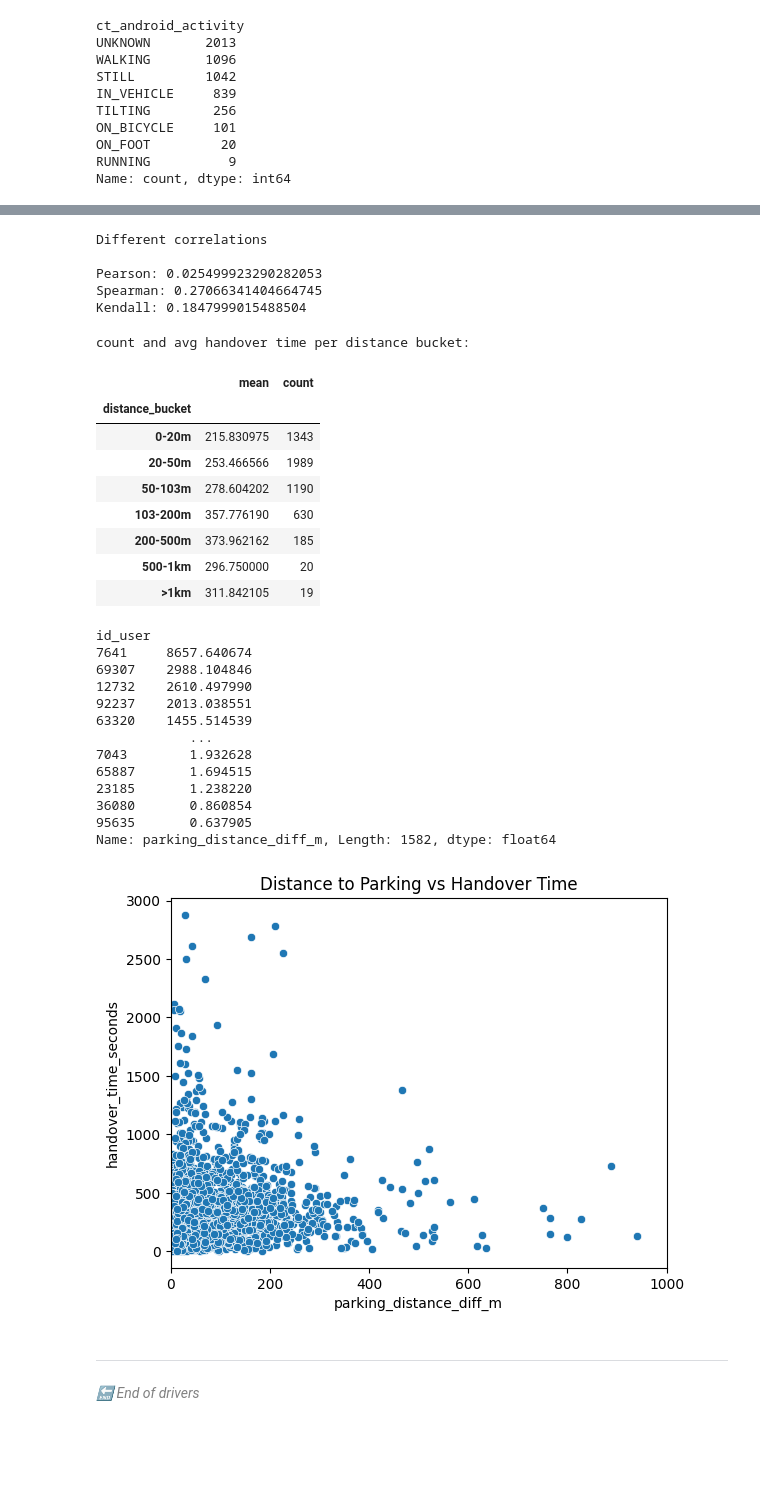
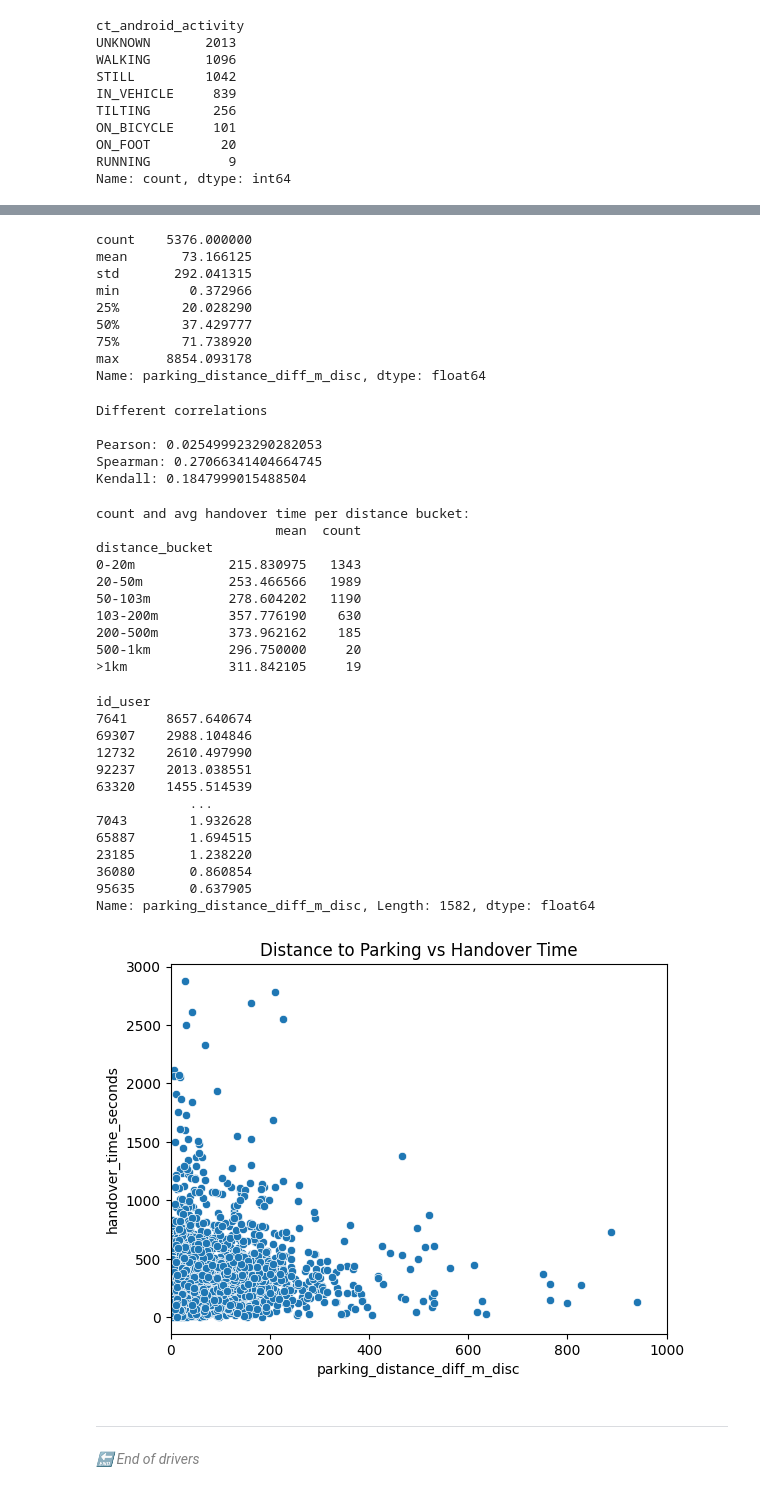
Before and after one commit to MohamdFekry/Parking-Enricher, a Jupyter notebook: test_data_analsis.ipynb, the cells around one changed output, grey strips where cells are left out. Saved outputs shown, nothing was run; the diff lists cells and outputs as text; code cells hidden in the pictures; blank space fills up the shorter version.

```diff
--- a/test_data_analsis.ipynb
+++ b/test_data_analsis.ipynb
@@ -643,14 +642,13 @@ test_data2['ct_lng'] = test_data2['ct_lng'] / 1e7
 # %%
-LATLNGSCALE = 10000000
 def calc_distance_haversine(row):
     try:
         # approximate radius of earth in m
         R = 6373.0 * 1000
 
-        lat1 = radians(row['p_lat'] / LATLNGSCALE)
-        lon1 = radians(row['p_lng'] / LATLNGSCALE)
-        lat2 = radians(row['ct_lat'] / LATLNGSCALE)
-        lon2 = radians(row['ct_lng'] / LATLNGSCALE)
+        lat1 = radians(row['p_lat'])
+        lon1 = radians(row['p_lng'])
+        lat2 = radians(row['ct_lat'])
+        lon2 = radians(row['ct_lng'])
 
         dlon = lon2 - lon1
         dlat = lat2 - lat1
@@ -700,2 +712,14 @@ Name: parking_distance_diff_m, dtype: float64
+# %%
+test_data2['parking_distance_diff_m_disc'].describe()
+# %% [output]
+count    5376.000000
+mean       73.166125
+std       292.041315
+min         0.372966
+25%        20.028290
+50%        37.429777
+75%        71.738920
+max      8854.093178
+Name: parking_distance_diff_m_disc, dtype: float64
 # %%
 # corrs
@@ -712,24 +736,24 @@ Kendall: 0.1847999015488504
 bins = [0, 20, 50, 103, 200, 500, 1000, float('inf')]
 labels = ['0-20m', '20-50m', '50-103m', '103-200m', '200-500m', '500-1km', '>1km']
 
-test_data2['distance_bucket'] = pd.cut(test_data2['parking_distance_diff_m'], bins=bins, labels=labels)
+test_data2['distance_bucket'] = pd.cut(test_data2['parking_distance_diff_m_disc'], bins=bins, labels=labels)
 
 bucket_summary = test_data2.groupby('distance_bucket', observed=False)['handover_time_seconds'].agg(['mean', 'count'])
 print("count and avg handover time per distance bucket:")
-bucket_summary
+print(bucket_summary)
 # %% [output]
 count and avg handover time per distance bucket:
+                       mean  count
+distance_bucket
+0-20m            215.830975   1343
+20-50m           253.466566   1989
+50-103m          278.604202   1190
+103-200m         357.776190    630
+200-500m         373.962162    185
+500-1km          296.750000     20
+>1km             311.842105     19
-|  | mean | count |
-| distance_bucket |  |  |
-| 0-20m | 215.830975 | 1343 |
-| 20-50m | 253.466566 | 1989 |
-| 50-103m | 278.604202 | 1190 |
-| 103-200m | 357.776190 | 630 |
-| 200-500m | 373.962162 | 185 |
-| 500-1km | 296.750000 | 20 |
-| >1km | 311.842105 | 19 |
 # %%
-driver_distances = test_data2.groupby('id_user')['parking_distance_diff_m'].mean().sort_values(ascending=False)
+driver_distances = test_data2.groupby('id_user')['parking_distance_diff_m_disc'].mean().sort_values(ascending=False)
 driver_distances
 # %% [output]
 id_user
@@ -744,14 +768,14 @@ id_user
 23185       1.238220
 36080       0.860854
 95635       0.637905
-Name: parking_distance_diff_m, Length: 1582, dtype: float64
+Name: parking_distance_diff_m_disc, Length: 1582, dtype: float64
 # %%
-sns.scatterplot(x='parking_distance_diff_m', y='handover_time_seconds', data=test_data2)
+sns.scatterplot(x='parking_distance_diff_m_disc', y='handover_time_seconds', data=test_data2)
 plt.xlim(0, 1000)  # maybe increase xlim?!
 plt.title('Distance to Parking vs Handover Time')
 plt.show()
 # %% [output]
-[figure, old version]
+[figure, new version]
 # %% [markdown]
 <hr>
 <div style="color: gray; font-style: italic;">🔚 End of drivers</div>
```
Also changed, not shown: parts of 7 cells of this notebook.
